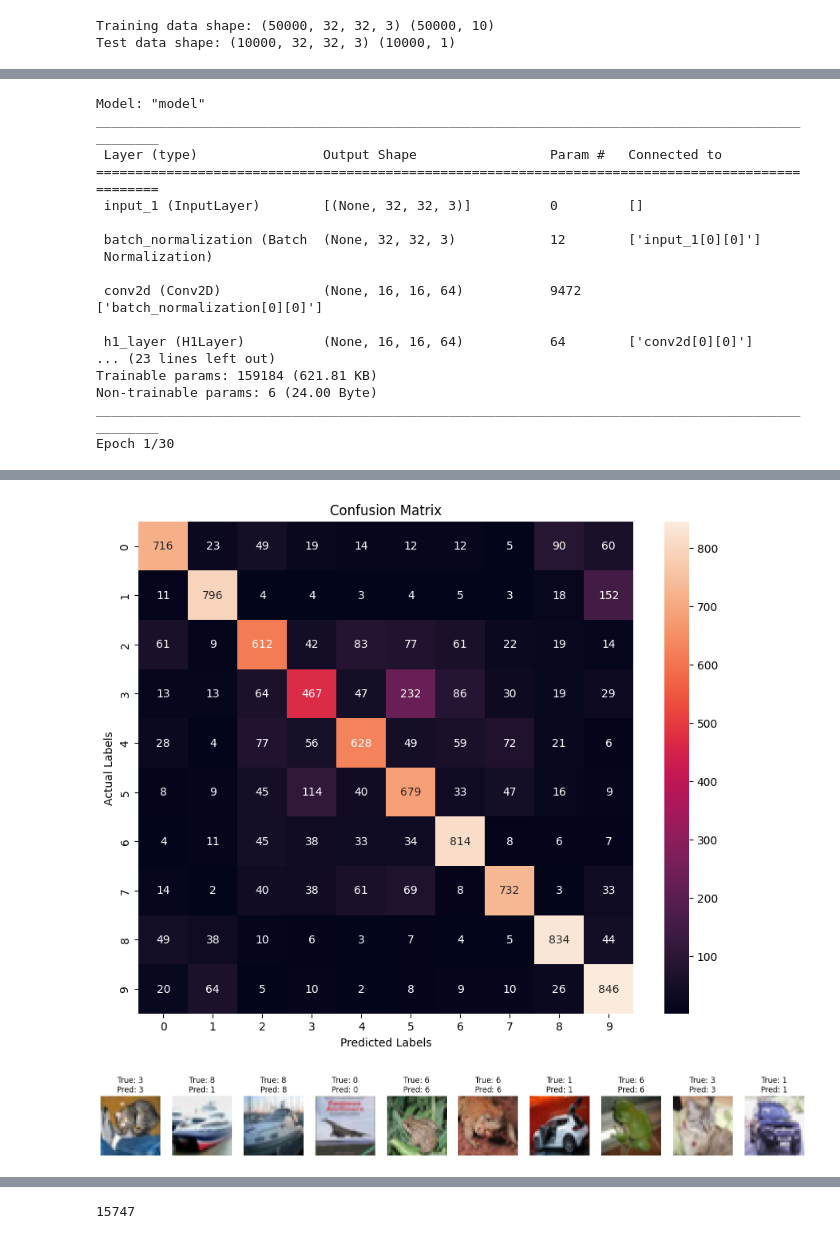
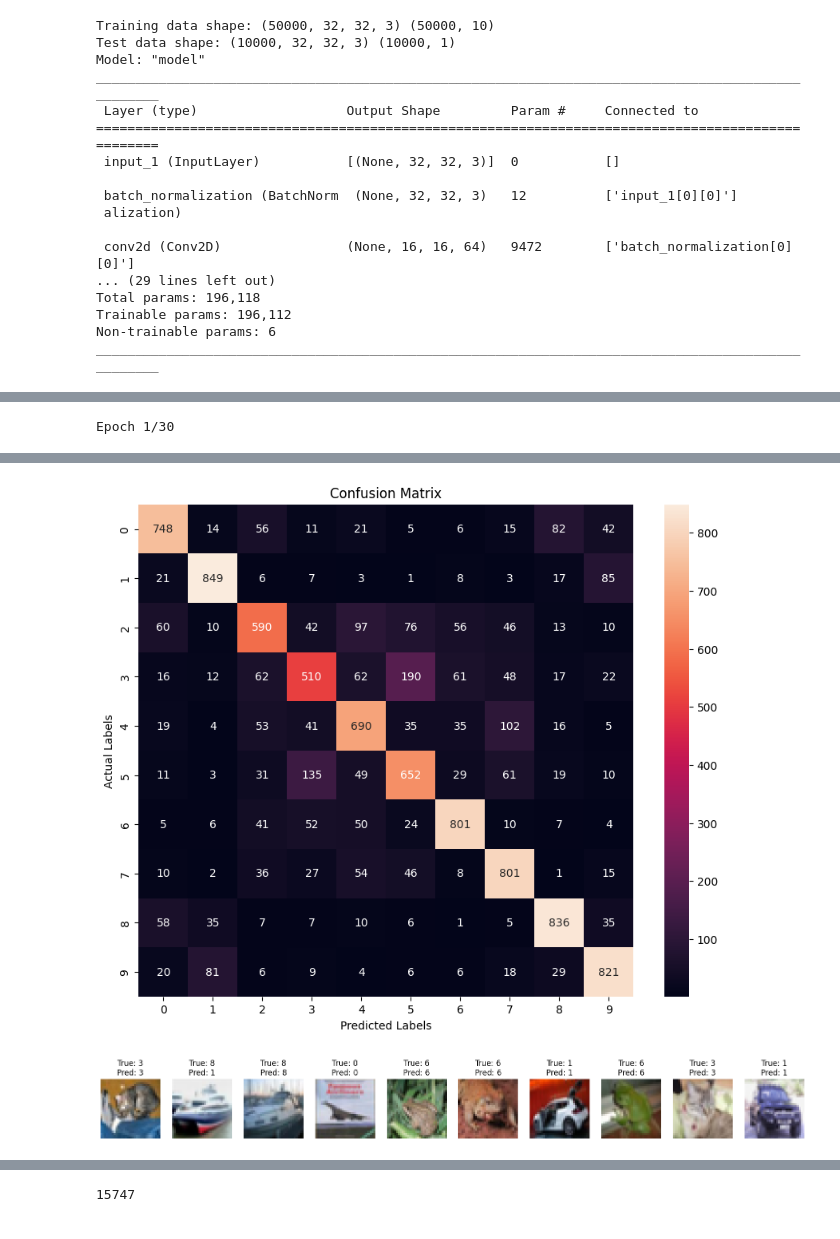
Before and after one commit to francope41/NeuralNet_Research-main, a Jupyter notebook: Jan_2024/CIFAR10/CNN-Hermite.ipynb, the cells around one changed output, grey strips where cells are left out. Cells and saved outputs as stored; diff of their text form; code cells hidden in the pictures.

```diff
--- a/Jan_2024/CIFAR10/CNN-Hermite.ipynb
+++ b/Jan_2024/CIFAR10/CNN-Hermite.ipynb
@@ -137,6 +145,7 @@ class Relu_With_Weight(Layer):
 # %%
 import tensorflow as tf
 from keras.layers import Dense, Conv2D,  MaxPool2D, Flatten, GlobalAveragePooling2D,  BatchNormalization, Layer, Add
+from tensorflow_addons.layers import WeightNormalization
 from tensorflow.keras.datasets import cifar10
 from tensorflow.keras.utils import to_categorical
 
@@ -153,6 +162,15 @@ y_train, y_val = to_categorical(y_train, 10), to_categorical(y_test, 10)
 print("Training data shape:", x_train.shape, y_train.shape)
 print("Test data shape:", x_test.shape, y_test.shape)
 
+# Data augmentation
+datagen = ImageDataGenerator(
+    rotation_range=15,
+    width_shift_range=0.1,
+    height_shift_range=0.1,
+    horizontal_flip=True,
+)
+datagen.fit(X_train)
+
 def build_model(input_shape, num_classes, filters):
     rank = 5
     input_layer = Input(shape=input_shape)
@@ -165,14 +183,24 @@ def build_model(input_shape, num_classes, filters):
     h5 = H5Layer()
     x = BatchNormalization()(x)
 
+    # x = WeightNormalization(Conv2D(filters=filters, kernel_size=(7,7), strides=2, padding='same',kernel_initializer="he_normal"))(x)
     x = Conv2D(filters=filters, kernel_size=(7,7), strides=2, padding='same',kernel_initializer="he_normal")(x)
+
     x = x_h1 = h1(x)
     x = Conv2D(filters=filters, kernel_size=(5, 5), padding='same',kernel_initializer="he_normal")(x)
+
     #x = TensorDecompositionLayer(rank)(x)
     x = x_h2 = h2(x,x_h1)
-    x = Conv2D(filters=64, kernel_size=(3, 3), padding='same',kernel_initializer="he_normal")(x)
+    x = Conv2D(filters=filters, kernel_size=(3, 3), padding='same',kernel_initializer="he_normal")(x)
     #x = TensorDecompositionLayer(rank)(x)
     x = x_h3 = h3(x,x_h1,x_h2)
+    # x = WeightNormalization(Conv2D(filters=filters, kernel_size=(3, 3), padding='same',kernel_initializer="he_normal"))(x)
+    x = Conv2D(filters=filters, kernel_size=(3, 3), padding='same',kernel_initializer="he_normal")(x)
+    x = x_h4 = h4(x,x_h2,x_h3)
+    # x = Conv2D(filters=64, kernel_size=(3, 3), padding='same',kernel_initializer="he_normal")(x)
+    # x = x_h5 = h5(x,x_h3,x_h4)
+
+
 
     x = MaxPooling2D((4,4))(x)
     x = Dropout(rate=0.5)(x)
@@ -192,7 +220,6 @@ model_img = build_model(input_shape, num_classes, 64)
 model_img.summary()
 optimizer = Adam(learning_rate=0.001) # Reduce learning rate
 model_img.compile(optimizer=optimizer, loss='categorical_crossentropy', metrics=['accuracy'])
-
 
 batch_size = 128
 epochs = 30
@@ -246,3 +273,18 @@ plt.show()
 # %% [output]
 Training data shape: (50000, 32, 32, 3) (50000, 10)
 Test data shape: (10000, 32, 32, 3) (10000, 1)
+Model: "model"
+__________________________________________________________________________________________________
+ Layer (type)                   Output Shape         Param #     Connected to
+==================================================================================================
+ input_1 (InputLayer)           [(None, 32, 32, 3)]  0           []
+
+ batch_normalization (BatchNorm  (None, 32, 32, 3)   12          ['input_1[0][0]']
+ alization)
+
+ conv2d (Conv2D)                (None, 16, 16, 64)   9472        ['batch_normalization[0][0]']
+... (29 lines left out)
+Total params: 196,118
+Trainable params: 196,112
+Non-trainable params: 6
+__________________________________________________________________________________________________
@@ -259,17 +303 @@ Test data shape: (10000, 32, 32, 3) (10000, 1)
-Model: "model"
-__________________________________________________________________________________________________
- Layer (type)                Output Shape                 Param #   Connected to
-==================================================================================================
- input_1 (InputLayer)        [(None, 32, 32, 3)]          0         []
-
- batch_normalization (Batch  (None, 32, 32, 3)            12        ['input_1[0][0]']
- Normalization)
-
- conv2d (Conv2D)             (None, 16, 16, 64)           9472      ['batch_normalization[0][0]']
-
- h1_layer (H1Layer)          (None, 16, 16, 64)           64        ['conv2d[0][0]']
-... (23 lines left out)
-Trainable params: 159184 (621.81 KB)
-Non-trainable params: 6 (24.00 Byte)
-__________________________________________________________________________________________________
 Epoch 1/30
@@ -298,4 +321,4 @@ Validation loss: [0.8384497165679932, 0.7124000191688538]
 313/313 [==============================] - 0s 1ms/step
 313/313 [==============================] - 0s 1ms/step
-[figure, old version]
+[figure, new version]
 [figure]
```
Also changed, not shown: parts of 3 cells of this notebook, 4 other files.
